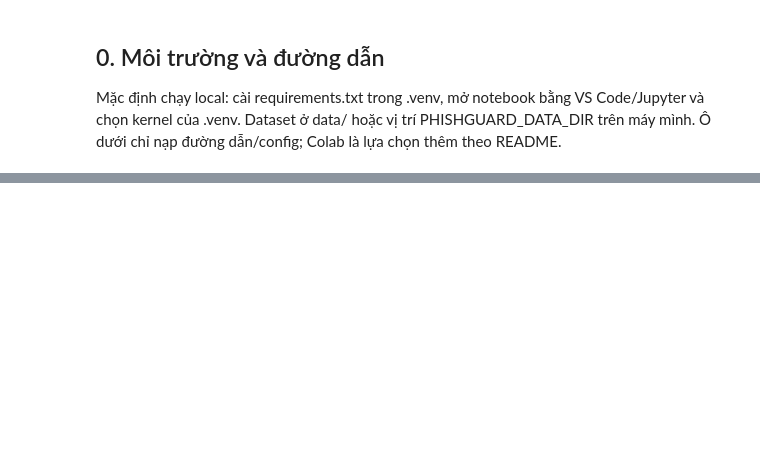
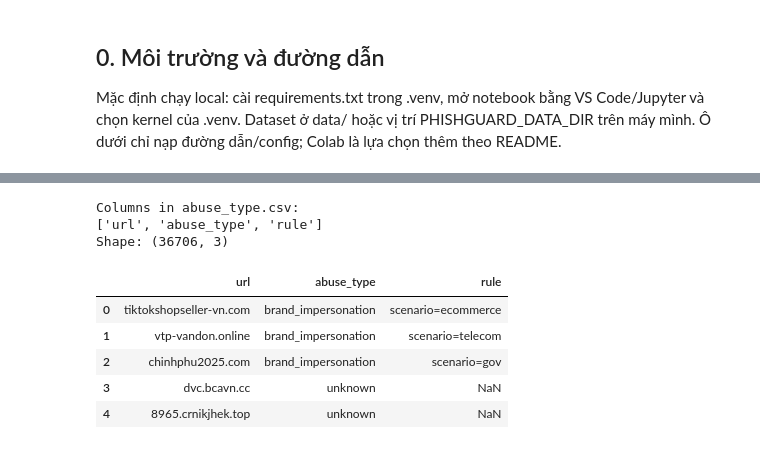
Before and after one commit to phuctran33/PhishGuardVN, a Jupyter notebook: notebooks/01_data_quality.ipynb, the cells around one changed output, grey strips where cells are left out. Cells and saved outputs as stored; diff of their text form; code cells hidden in the pictures; blank space fills up the shorter version.

```diff
--- a/notebooks/01_data_quality.ipynb
+++ b/notebooks/01_data_quality.ipynb
@@ -62 +325,20 @@ TODO: nối theo url, kiểm tra bao phủ lớp dương, phân bố abuse_type
+# %%
+abuse_path = DATA_DIR / "abuse_type.csv"
+abuse = pd.read_csv(abuse_path, low_memory=False)
+
+print("Columns in abuse_type.csv:")
+print(abuse.columns.tolist())
+
+print("Shape:", abuse.shape)
+display(abuse.head())
+# %% [output]
+Columns in abuse_type.csv:
+['url', 'abuse_type', 'rule']
+Shape: (36706, 3)
+|  | url | abuse_type | rule |
+| 0 | tiktokshopseller-vn.com | brand_impersonation | scenario=ecommerce |
+| 1 | vtp-vandon.online | brand_impersonation | scenario=telecom |
+| 2 | chinhphu2025.com | brand_impersonation | scenario=gov |
+| 3 | dvc.bcavn.cc | unknown | NaN |
+| 4 | 8965.crnikjhek.top | unknown | NaN |
 # %%
```
Also changed, not shown: parts of 14 cells of this notebook, 1 other file.
